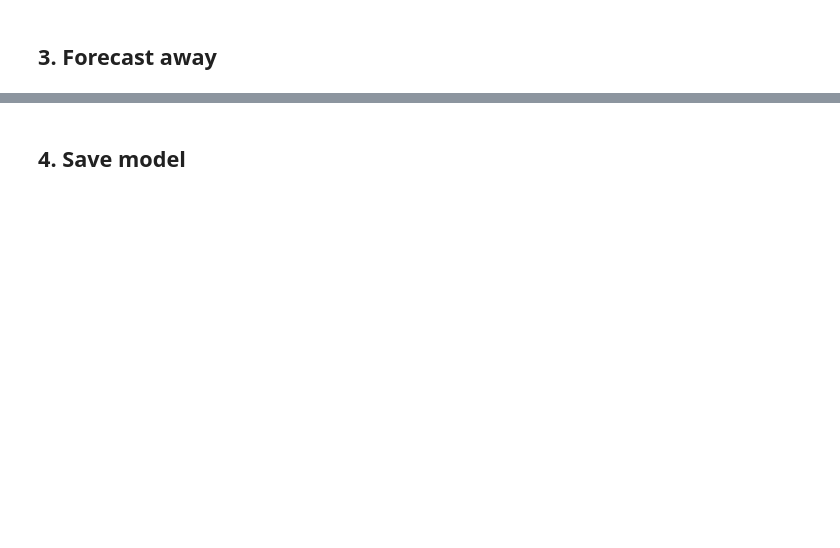
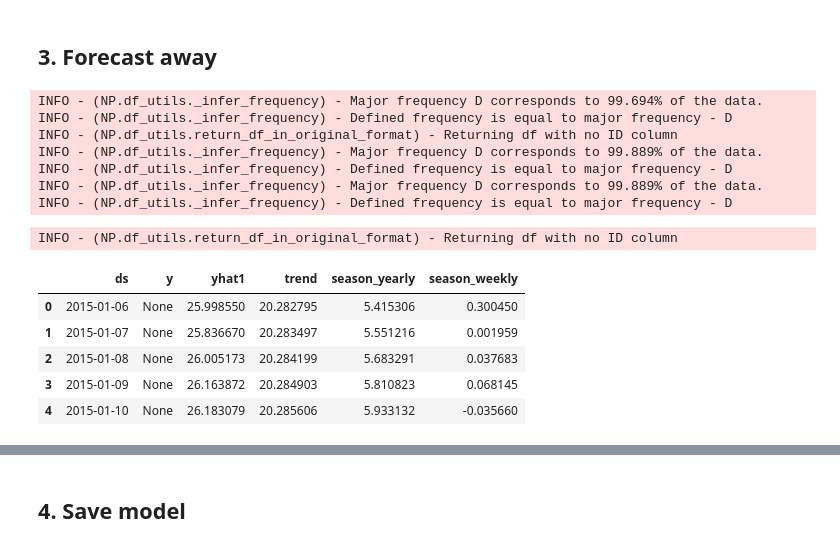
Before and after one commit to ortizfram/Forecasting-Weather-with-Neural-Prophet, a Jupyter notebook: neural-prophet.ipynb, the cells around one changed output, grey strips where cells are left out. Cells and saved outputs as stored; diff of their text form; code cells hidden in the pictures; blank space fills up the shorter version.

```diff
--- a/neural-prophet.ipynb
+++ b/neural-prophet.ipynb
@@ -135,2 +162,21 @@ melb.tail()
 # %% [markdown]
 ## 3. Forecast away
+# %%
+future = m.make_future_dataframe(data, periods=900)
+forecast = m.predict(future)
+forecast.head()
+# %% [output]
+INFO - (NP.df_utils._infer_frequency) - Major frequency D corresponds to 99.694% of the data.
+INFO - (NP.df_utils._infer_frequency) - Defined frequency is equal to major frequency - D
+INFO - (NP.df_utils.return_df_in_original_format) - Returning df with no ID column
+INFO - (NP.df_utils._infer_frequency) - Major frequency D corresponds to 99.889% of the data.
+INFO - (NP.df_utils._infer_frequency) - Defined frequency is equal to major frequency - D
+INFO - (NP.df_utils._infer_frequency) - Major frequency D corresponds to 99.889% of the data.
+INFO - (NP.df_utils._infer_frequency) - Defined frequency is equal to major frequency - D
+INFO - (NP.df_utils.return_df_in_original_format) - Returning df with no ID column
+|  | ds | y | yhat1 | trend | season_yearly | season_weekly |
+| 0 | 2015-01-06 | None | 25.998550 | 20.282795 | 5.415306 | 0.300450 |
+| 1 | 2015-01-07 | None | 25.836670 | 20.283497 | 5.551216 | 0.001959 |
+| 2 | 2015-01-08 | None | 26.005173 | 20.284199 | 5.683291 | 0.037683 |
+| 3 | 2015-01-09 | None | 26.163872 | 20.284903 | 5.810823 | 0.068145 |
+| 4 | 2015-01-10 | None | 26.183079 | 20.285606 | 5.933132 | -0.035660 |
```
Also changed, not shown: parts of 10 cells of this notebook.
